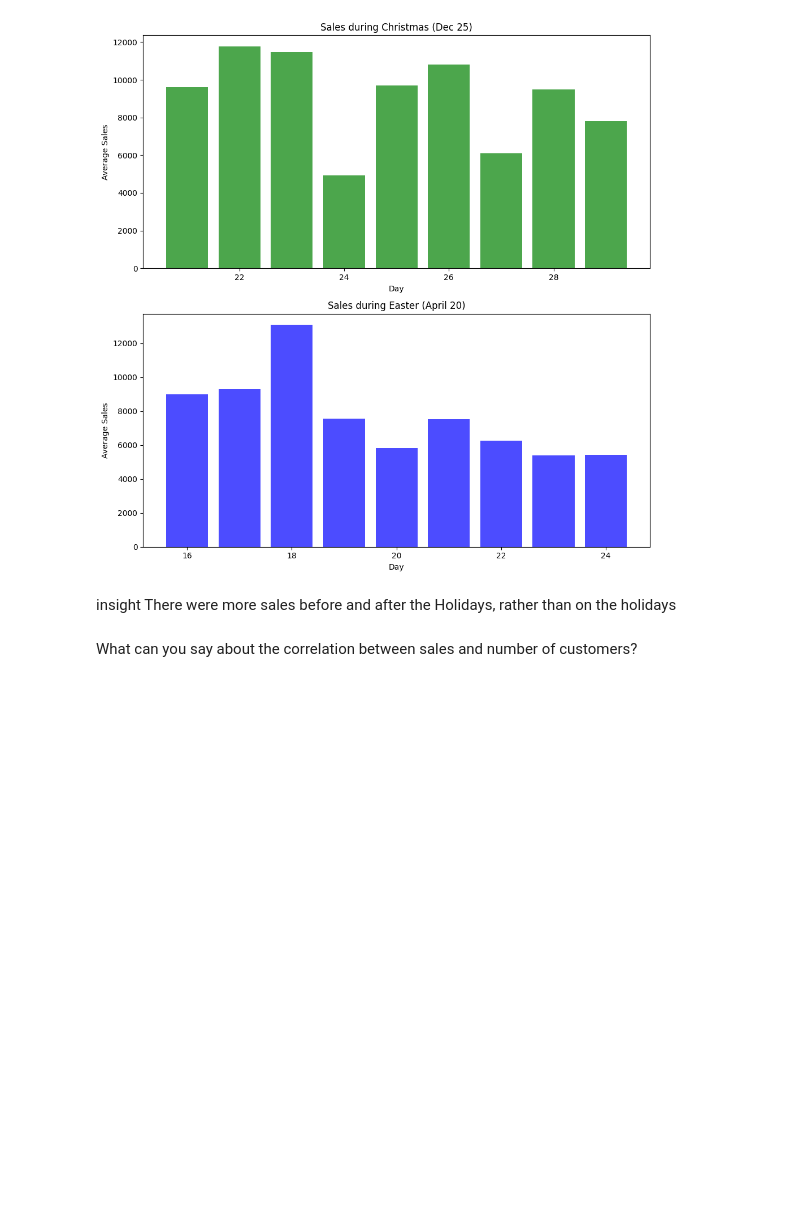
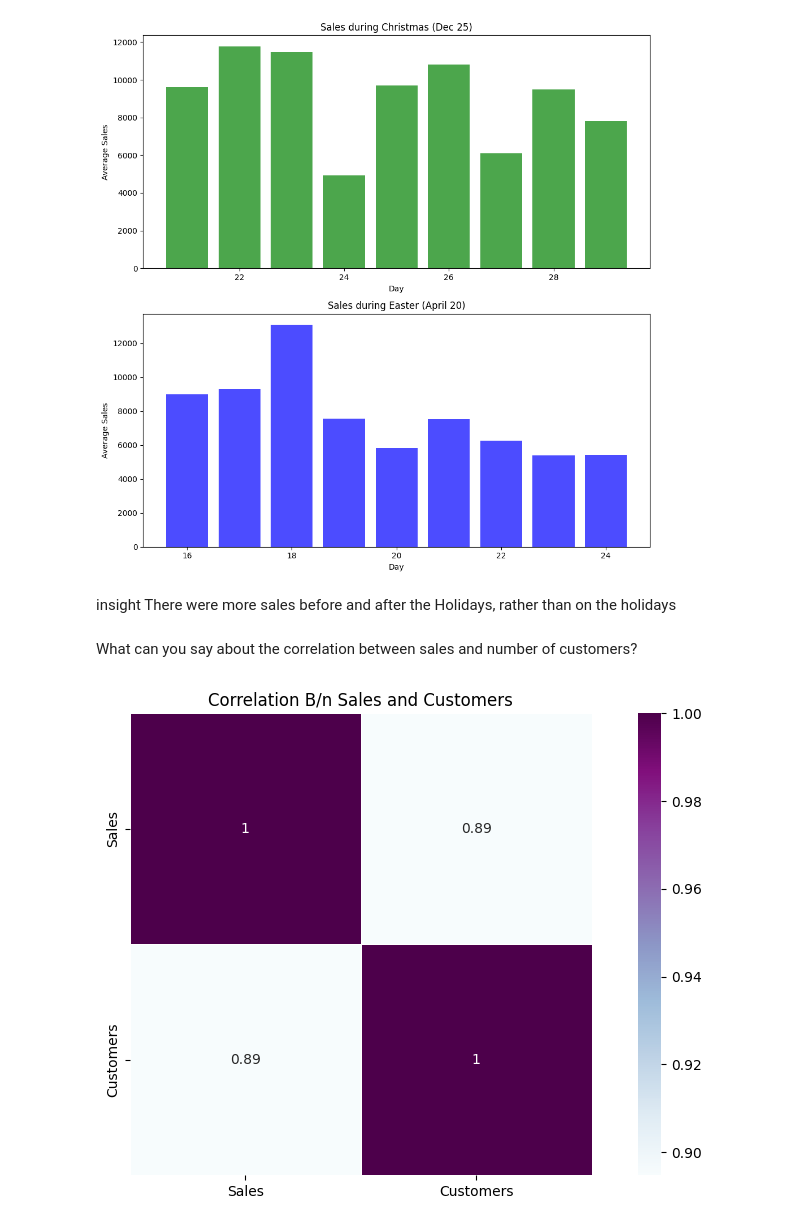
Before and after one commit to brook1167/Rossmann-Pharmaceuticals, a Jupyter notebook: notebooks/exploratory_analysis.ipynb, the cells around one changed output. Saved outputs shown, nothing was run; the diff lists cells and outputs as text; code cells hidden in the pictures; blank space fills up the shorter version.

Commit message:
correlation b/n sales and number of customers

```diff
--- a/notebooks/exploratory_analysis.ipynb
+++ b/notebooks/exploratory_analysis.ipynb
@@ -264,3 +264,14 @@ plt.show()
 insight There were more sales before and after the Holidays, rather than on the holidays
 # %% [markdown]
 What can you say about the correlation between sales and number of customers?
+# %%
+def heatmap(df,title='', annot=True):
+  plt.figure(figsize=(12,6))
+  plt.title(title)
+  correlation = df.corr()
+  sns.heatmap(correlation,square = True, linewidths = .5, cmap = "BuPu", annot=annot)
+  return
+
+heatmap(train_store[['Sales', 'Customers']], title='Correlation B/n Sales and Customers')
+# %% [output]
+[figure, added]
```
